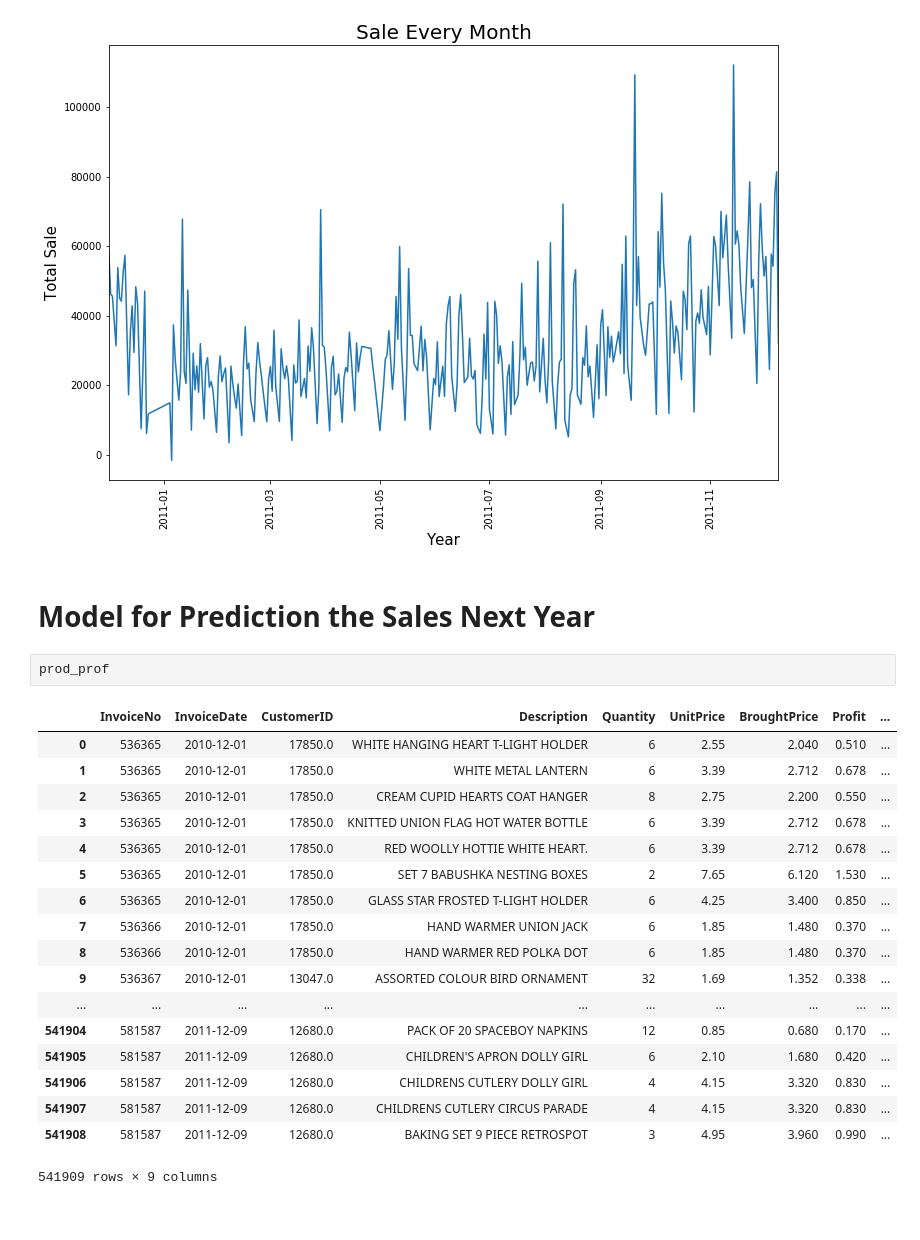
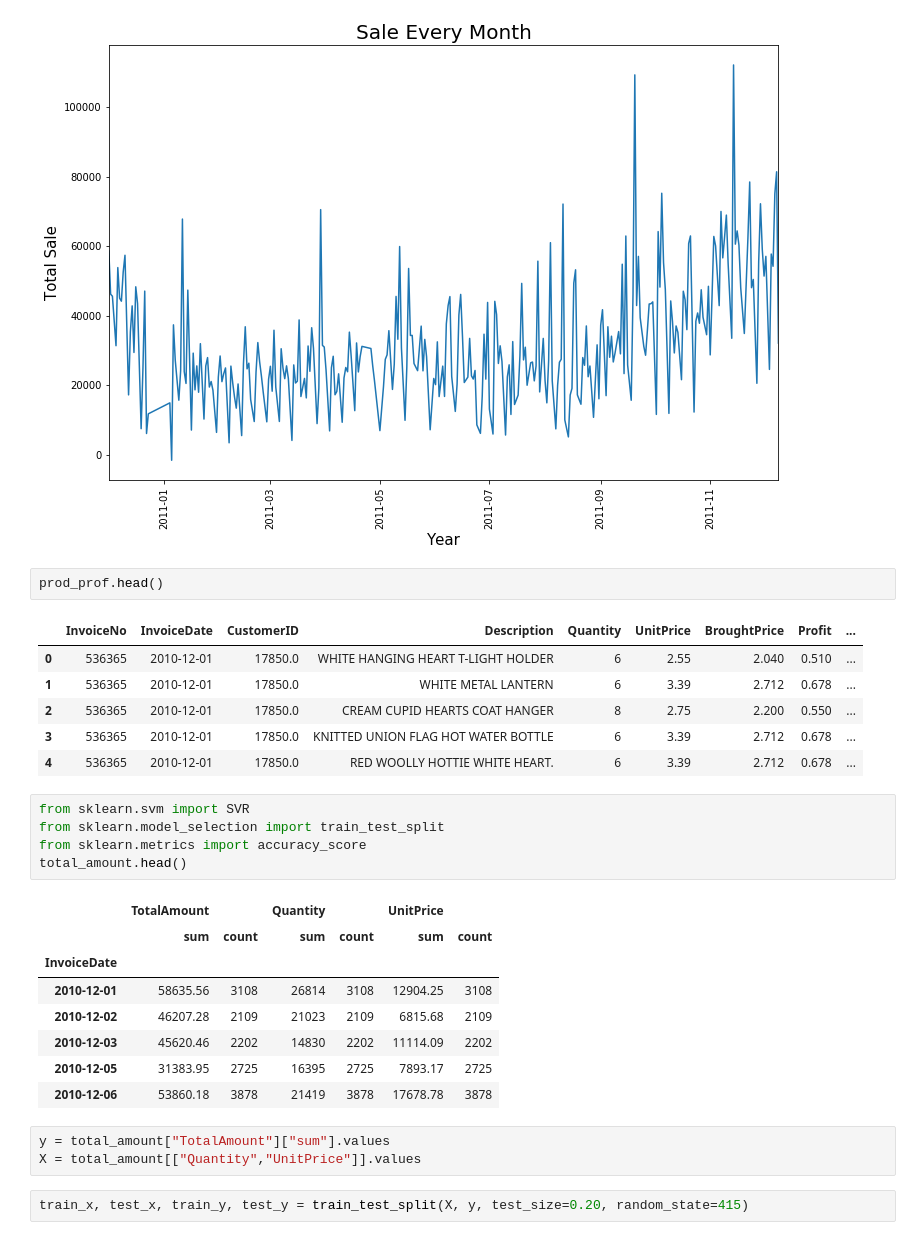
Before and after one commit to JAsanka/BUSINESS-INTELLIGENCE-SYSTEM, a Jupyter notebook: Untitled1.ipynb, the cells around one changed output. Drawn from its saved outputs; the diff is of its cells as text.

```diff
--- a/Untitled1.ipynb
+++ b/Untitled1.ipynb
@@ -126,10 +126,8 @@ plt.ylabel("Total Sale", fontsize=15)
 plt.show()
 # %% [output]
 [figure]
-# %% [markdown]
-# Model for Prediction the Sales Next Year
 # %%
-prod_prof
+prod_prof.head()
 # %% [output]
 |  | InvoiceNo | InvoiceDate | CustomerID | Description | Quantity | UnitPrice | BroughtPrice | Profit | ... |
 | 0 | 536365 | 2010-12-01 | 17850.0 | WHITE HANGING HEART T-LIGHT HOLDER | 6 | 2.55 | 2.040 | 0.510 | ... |
@@ -137,15 +135,22 @@ prod_prof
 | 2 | 536365 | 2010-12-01 | 17850.0 | CREAM CUPID HEARTS COAT HANGER | 8 | 2.75 | 2.200 | 0.550 | ... |
 | 3 | 536365 | 2010-12-01 | 17850.0 | KNITTED UNION FLAG HOT WATER BOTTLE | 6 | 3.39 | 2.712 | 0.678 | ... |
 | 4 | 536365 | 2010-12-01 | 17850.0 | RED WOOLLY HOTTIE WHITE HEART. | 6 | 3.39 | 2.712 | 0.678 | ... |
-| 5 | 536365 | 2010-12-01 | 17850.0 | SET 7 BABUSHKA NESTING BOXES | 2 | 7.65 | 6.120 | 1.530 | ... |
-| 6 | 536365 | 2010-12-01 | 17850.0 | GLASS STAR FROSTED T-LIGHT HOLDER | 6 | 4.25 | 3.400 | 0.850 | ... |
-| 7 | 536366 | 2010-12-01 | 17850.0 | HAND WARMER UNION JACK | 6 | 1.85 | 1.480 | 0.370 | ... |
-| 8 | 536366 | 2010-12-01 | 17850.0 | HAND WARMER RED POLKA DOT | 6 | 1.85 | 1.480 | 0.370 | ... |
-| 9 | 536367 | 2010-12-01 | 13047.0 | ASSORTED COLOUR BIRD ORNAMENT | 32 | 1.69 | 1.352 | 0.338 | ... |
-| ... | ... | ... | ... | ... | ... | ... | ... | ... | ... |
-| 541904 | 581587 | 2011-12-09 | 12680.0 | PACK OF 20 SPACEBOY NAPKINS | 12 | 0.85 | 0.680 | 0.170 | ... |
-| 541905 | 581587 | 2011-12-09 | 12680.0 | CHILDREN'S APRON DOLLY GIRL | 6 | 2.10 | 1.680 | 0.420 | ... |
-| 541906 | 581587 | 2011-12-09 | 12680.0 | CHILDRENS CUTLERY DOLLY GIRL | 4 | 4.15 | 3.320 | 0.830 | ... |
-| 541907 | 581587 | 2011-12-09 | 12680.0 | CHILDRENS CUTLERY CIRCUS PARADE | 4 | 4.15 | 3.320 | 0.830 | ... |
-| 541908 | 581587 | 2011-12-09 | 12680.0 | BAKING SET 9 PIECE RETROSPOT | 3 | 4.95 | 3.960 | 0.990 | ... |
-541909 rows × 9 columns
+# %%
+from sklearn.svm import SVR
+from sklearn.model_selection import train_test_split
+from sklearn.metrics import accuracy_score
+total_amount.head()
+# %% [output]
+|  | TotalAmount |  | Quantity |  | UnitPrice |  |
+|  | sum | count | sum | count | sum | count |
+| InvoiceDate |  |  |  |  |  |  |
+| 2010-12-01 | 58635.56 | 3108 | 26814 | 3108 | 12904.25 | 3108 |
+| 2010-12-02 | 46207.28 | 2109 | 21023 | 2109 | 6815.68 | 2109 |
+| 2010-12-03 | 45620.46 | 2202 | 14830 | 2202 | 11114.09 | 2202 |
+| 2010-12-05 | 31383.95 | 2725 | 16395 | 2725 | 7893.17 | 2725 |
+| 2010-12-06 | 53860.18 | 3878 | 21419 | 3878 | 17678.78 | 3878 |
+# %%
+y = total_amount["TotalAmount"]["sum"].values
+X = total_amount[["Quantity","UnitPrice"]].values
+# %%
+train_x, test_x, train_y, test_y = train_test_split(X, y, test_size=0.20, random_state=415)
```
Also changed, not shown: parts of 5 cells of this notebook.
